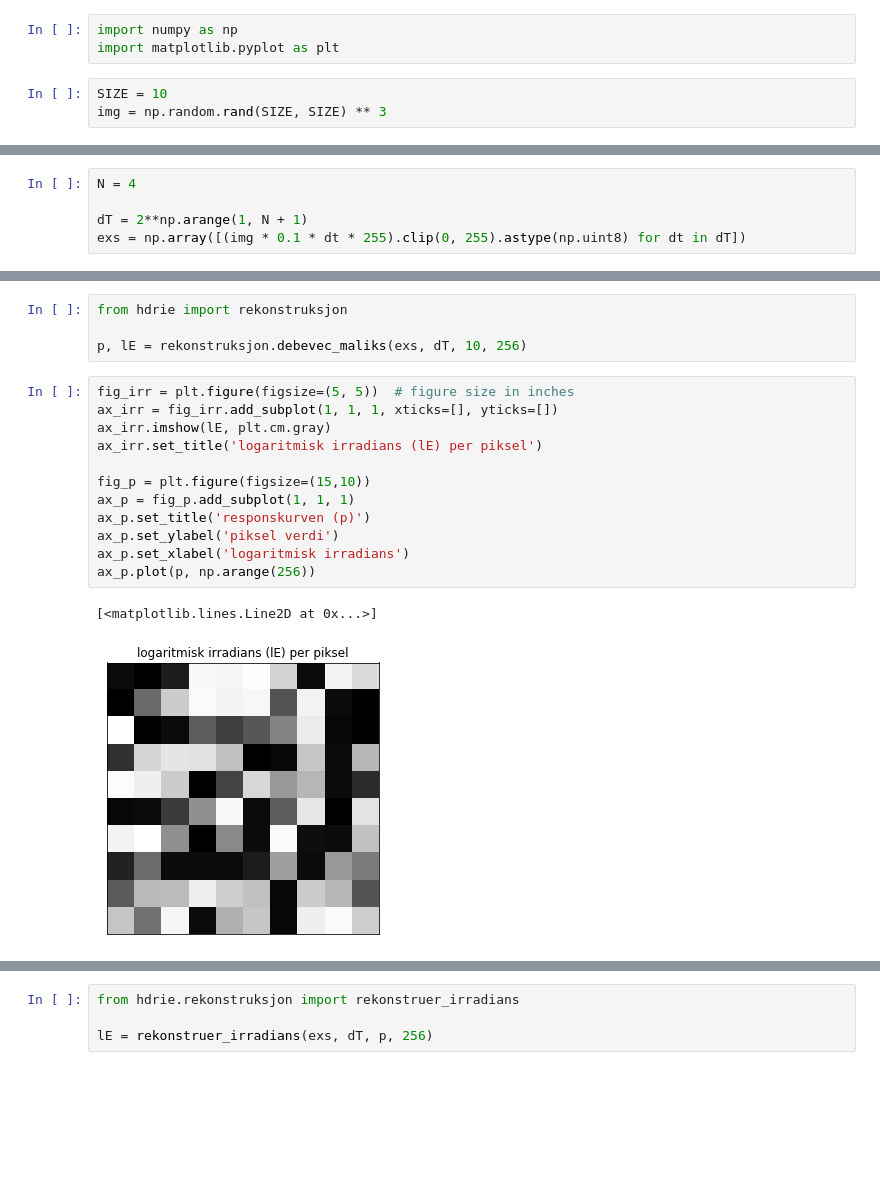
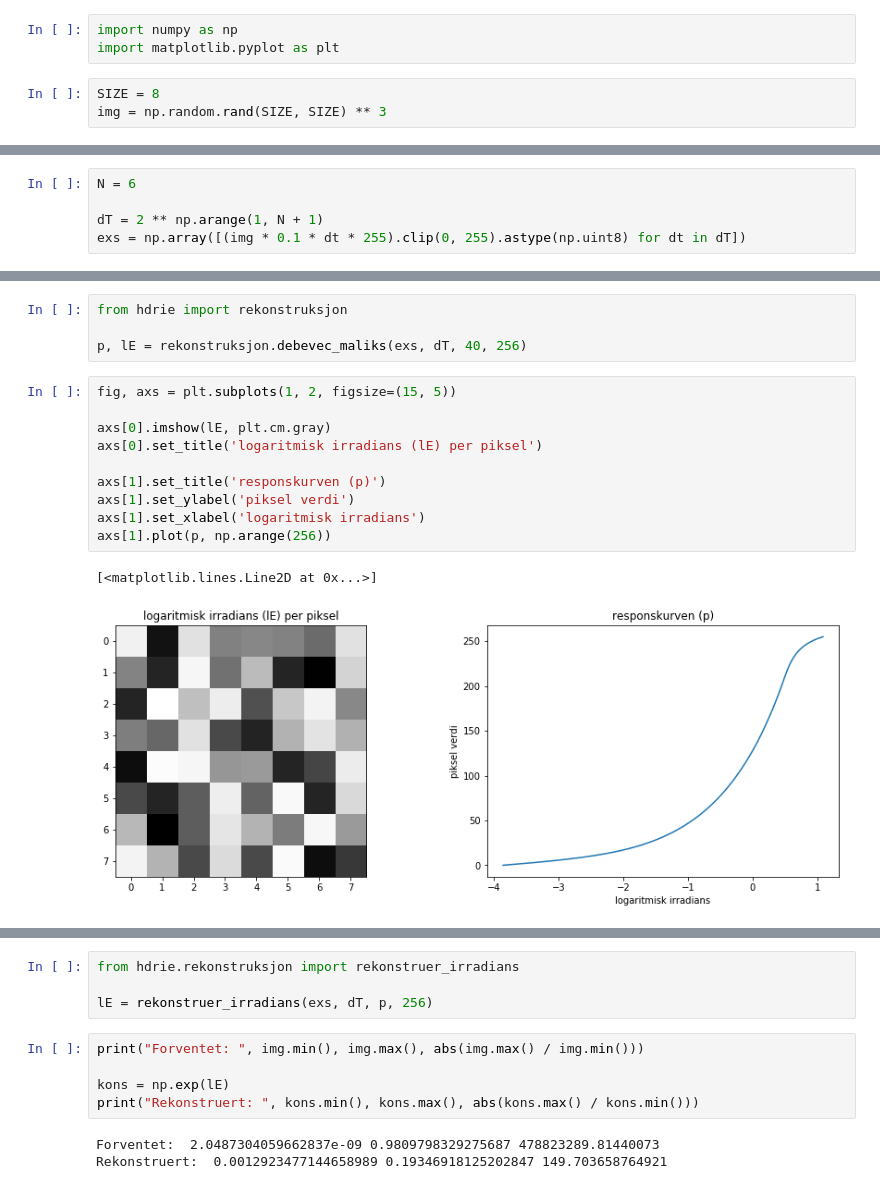
Before and after one commit to barskern/hdrie, a Jupyter notebook: notebooks/debevec_maliks.ipynb, the cells around one changed output, grey strips where cells are left out. Saved outputs shown, nothing was run; the diff lists cells and outputs as text; blank space fills up the shorter version.

```diff
--- a/notebooks/debevec_maliks.ipynb
+++ b/notebooks/debevec_maliks.ipynb
@@ -2,7 +2,7 @@
 import numpy as np
 import matplotlib.pyplot as plt
 # %%
-SIZE = 10
+SIZE = 8
 img = np.random.rand(SIZE, SIZE) ** 3
 # %%
 plt.imshow(img, plt.cm.gray)
@@ -15,7 +15,7 @@ print()
 # %%
-N = 4
+N = 6
 
-dT = 2**np.arange(1, N + 1)
+dT = 2 ** np.arange(1, N + 1)
 exs = np.array([(img * 0.1 * dt * 255).clip(0, 255).astype(np.uint8) for dt in dT])
 # %%
 fig = plt.figure(figsize=(10, 10))  # figure size in inches
@@ -39,19 +39,17 @@ for eksps in exs.reshape(N, -1).T[::(exs.shape[1] * exs.shape[2]) // 10]:
 # %%
 from hdrie import rekonstruksjon
 
-p, lE = rekonstruksjon.debevec_maliks(exs, dT, 10, 256)
+p, lE = rekonstruksjon.debevec_maliks(exs, dT, 40, 256)
 # %%
-fig_irr = plt.figure(figsize=(5, 5))  # figure size in inches
-ax_irr = fig_irr.add_subplot(1, 1, 1, xticks=[], yticks=[])
-ax_irr.imshow(lE, plt.cm.gray)
-ax_irr.set_title('logaritmisk irradians (lE) per piksel')
+fig, axs = plt.subplots(1, 2, figsize=(15, 5))
 
-fig_p = plt.figure(figsize=(15,10))
-ax_p = fig_p.add_subplot(1, 1, 1)
-ax_p.set_title('responskurven (p)')
-ax_p.set_ylabel('piksel verdi')
-ax_p.set_xlabel('logaritmisk irradians')
-ax_p.plot(p, np.arange(256))
+axs[0].imshow(lE, plt.cm.gray)
+axs[0].set_title('logaritmisk irradians (lE) per piksel')
+
+axs[1].set_title('responskurven (p)')
+axs[1].set_ylabel('piksel verdi')
+axs[1].set_xlabel('logaritmisk irradians')
+axs[1].plot(p, np.arange(256))
 # %% [output]
 [<matplotlib.lines.Line2D at 0x...>]
-[figure, old version]
+[figure, new version]
@@ -60,4 +57,12 @@ ax_p.plot(p, np.arange(256))
 from hdrie.rekonstruksjon import rekonstruer_irradians
 
 lE = rekonstruer_irradians(exs, dT, p, 256)
+# %%
+print("Forventet: ", img.min(), img.max(), abs(img.max() / img.min()))
+
+kons = np.exp(lE)
+print("Rekonstruert: ", kons.min(), kons.max(), abs(kons.max() / kons.min()))
+# %% [output]
+Forventet:  2.0487304059662837e-09 0.9809798329275687 478823289.81440073
+Rekonstruert:  0.0012923477144658989 0.19346918125202847 149.703658764921
 # %%
```
Also changed, not shown: parts of 5 cells of this notebook, 2 other files.
